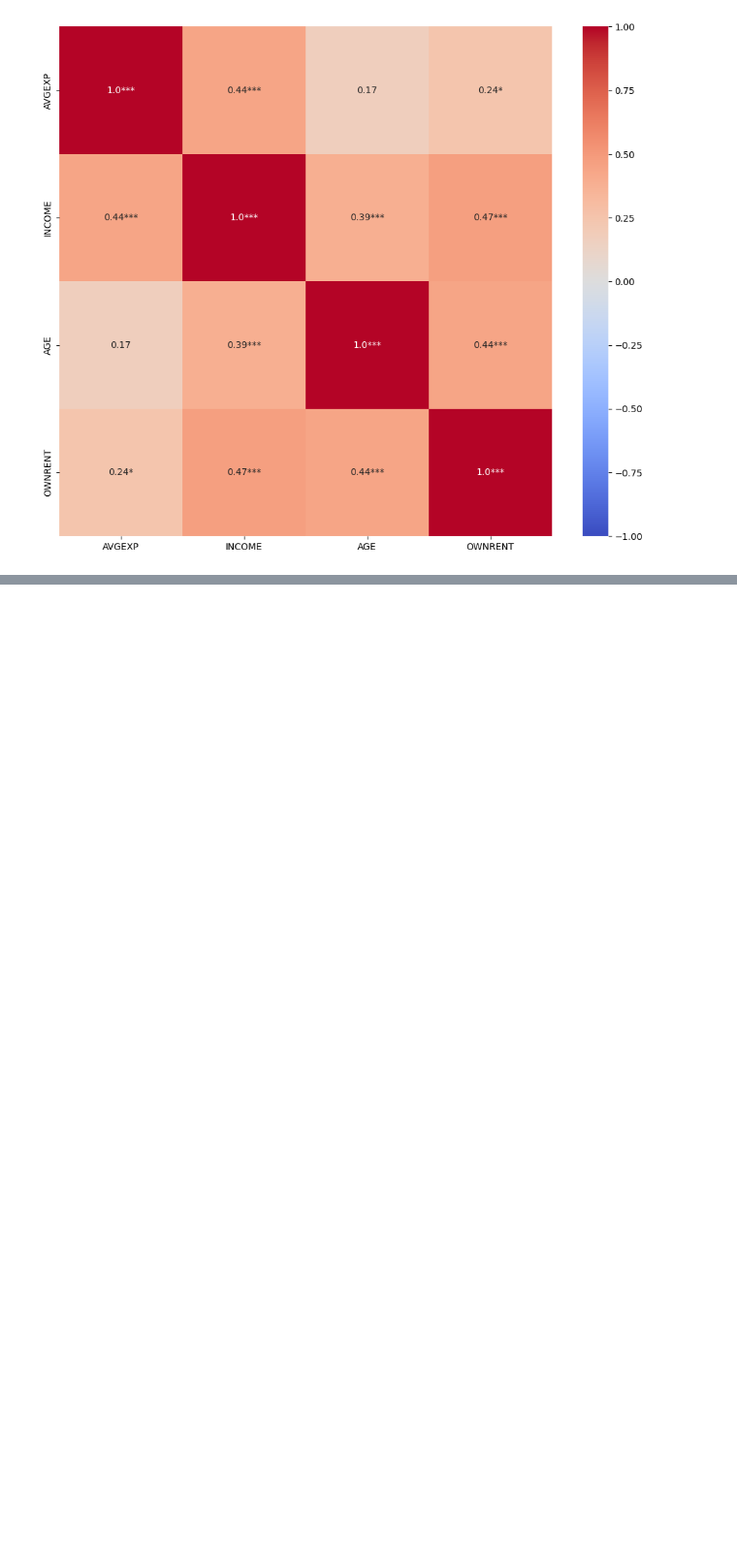
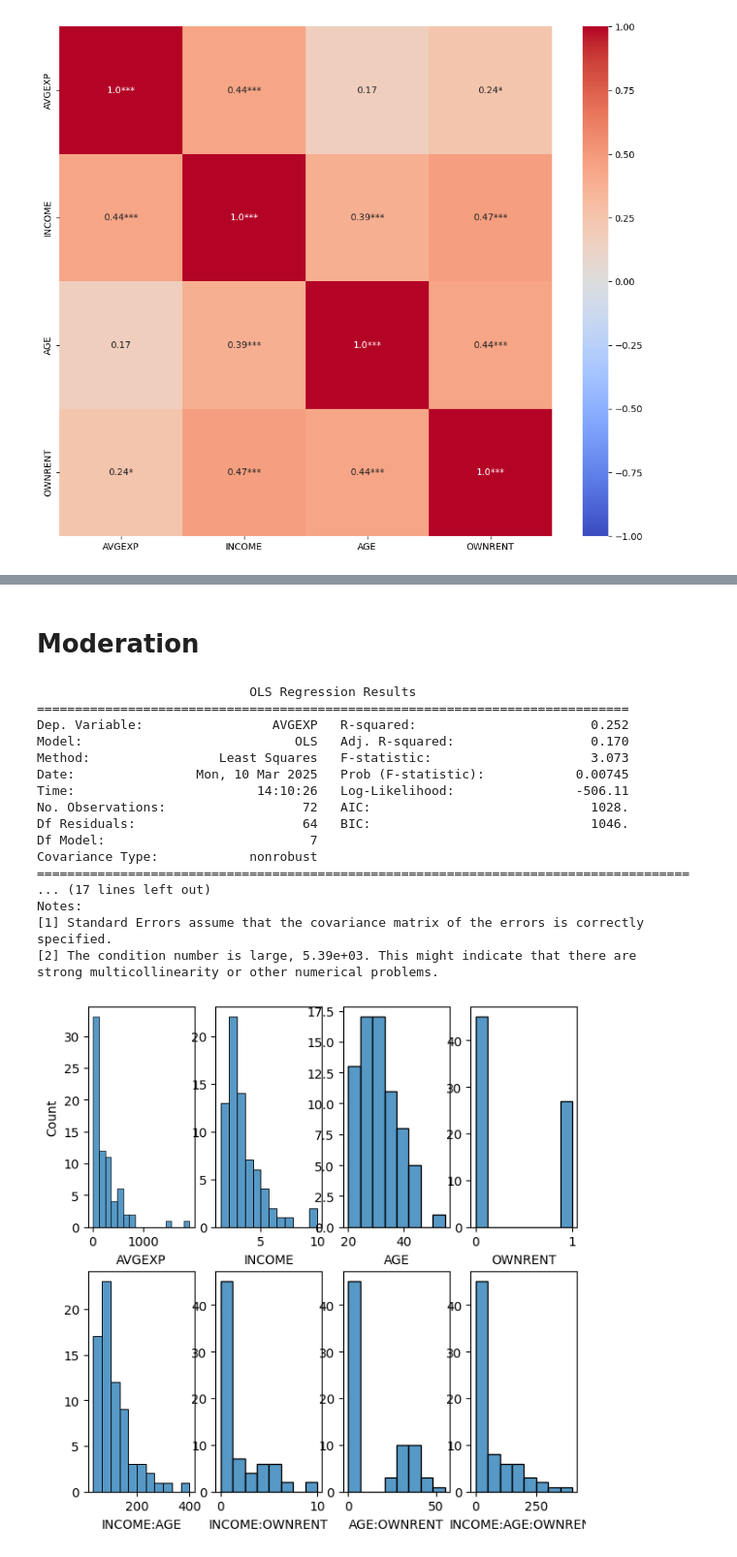
Before and after one commit to easlinger/glmax, a Jupyter notebook: examples/regression_moderation.ipynb, the cells around one changed output, grey strips where cells are left out. Shown at 97% size. Drawn from its saved outputs; the diff is of its cells as text; code cells hidden in the pictures; blank space fills up the shorter version.

Commit message:
support analysis, including for most major family/regression types

```diff
--- a/examples/regression_moderation.ipynb
+++ b/examples/regression_moderation.ipynb
@@ -109,0 +135,23 @@ OWNRENT AVGEXP   0.243  0.039       0.039
+# %% [markdown]
+# Moderation
+# %%
+model, summary = self.run(kws_diagnostics=True)
+# %% [output]
+                            OLS Regression Results
+==============================================================================
+Dep. Variable:                 AVGEXP   R-squared:                       0.252
+Model:                            OLS   Adj. R-squared:                  0.170
+Method:                 Least Squares   F-statistic:                     3.073
+Date:                Mon, 10 Mar 2025   Prob (F-statistic):            0.00745
+Time:                        14:10:26   Log-Likelihood:                -506.11
+No. Observations:                  72   AIC:                             1028.
+Df Residuals:                      64   BIC:                             1046.
+Df Model:                           7
+Covariance Type:            nonrobust
+======================================================================================
+... (17 lines left out)
+Notes:
+[1] Standard Errors assume that the covariance matrix of the errors is correctly specified.
+[2] The condition number is large, 5.39e+03. This might indicate that there are
+strong multicollinearity or other numerical problems.
+[figure, added]
```
Also changed, not shown: parts of 10 cells of this notebook, 6 other files.
